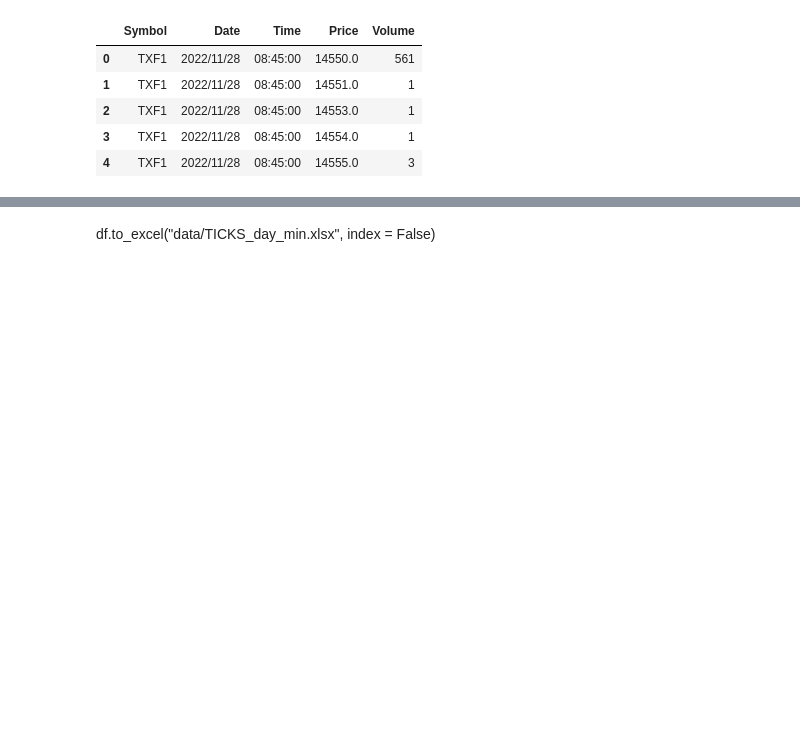
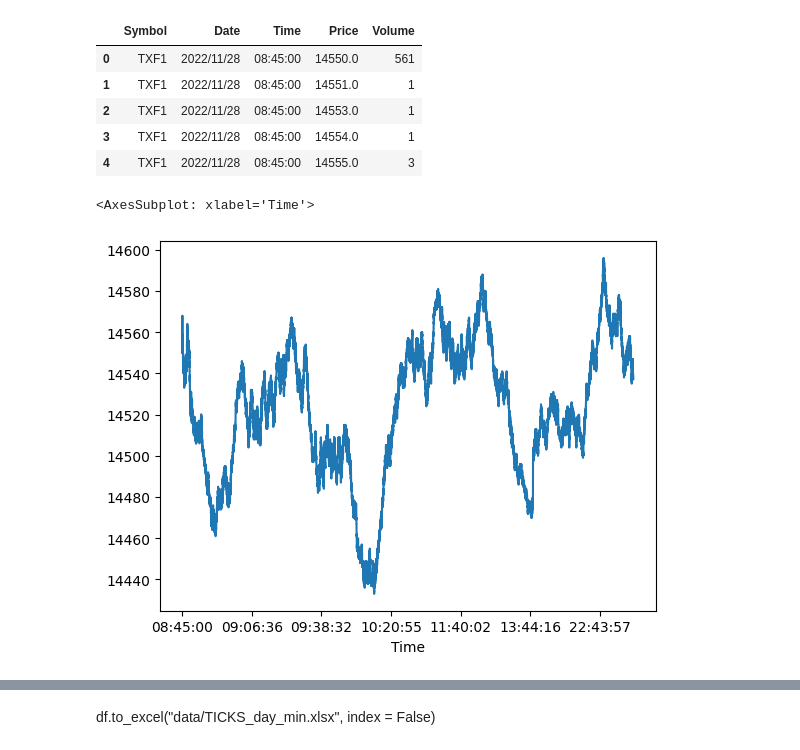
Before and after one commit to JulieKuo/stock, a Jupyter notebook: option.ipynb, the cells around one changed output, grey strips where cells are left out. Drawn from its saved outputs; the diff is of its cells as text; code cells hidden in the pictures; blank space fills up the shorter version.

```diff
--- a/option.ipynb
+++ b/option.ipynb
@@ -13,4 +15,9 @@ df.head()
 | 2 | TXF1 | 2022/11/28 | 08:45:00 | 14553.0 | 1 |
 | 3 | TXF1 | 2022/11/28 | 08:45:00 | 14554.0 | 1 |
 | 4 | TXF1 | 2022/11/28 | 08:45:00 | 14555.0 | 3 |
+# %%
+df.query("Date == '2022/11/28'").set_index("Time")["Price"].plot()
+# %% [output]
+<AxesSubplot: xlabel='Time'>
+[figure, added]
 # %%
```
Also changed, not shown: parts of 16 cells of this notebook.
